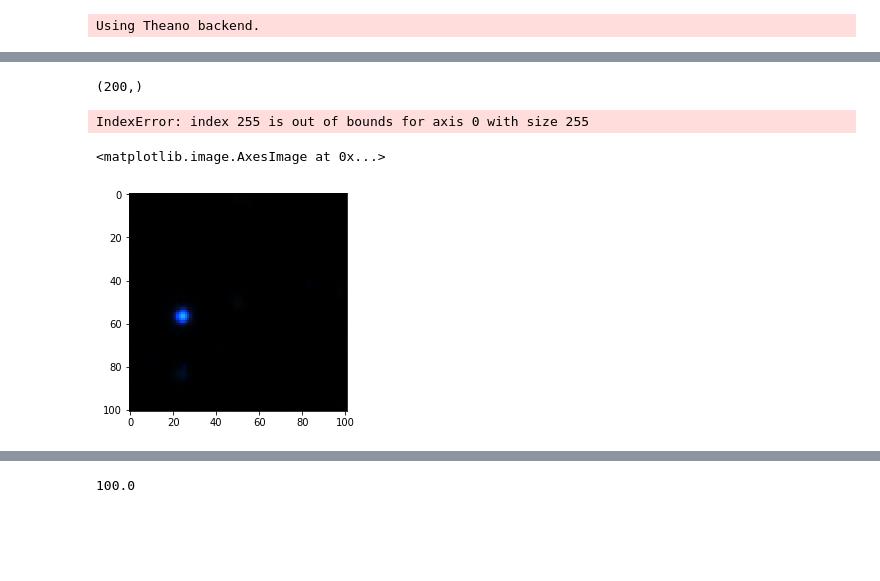
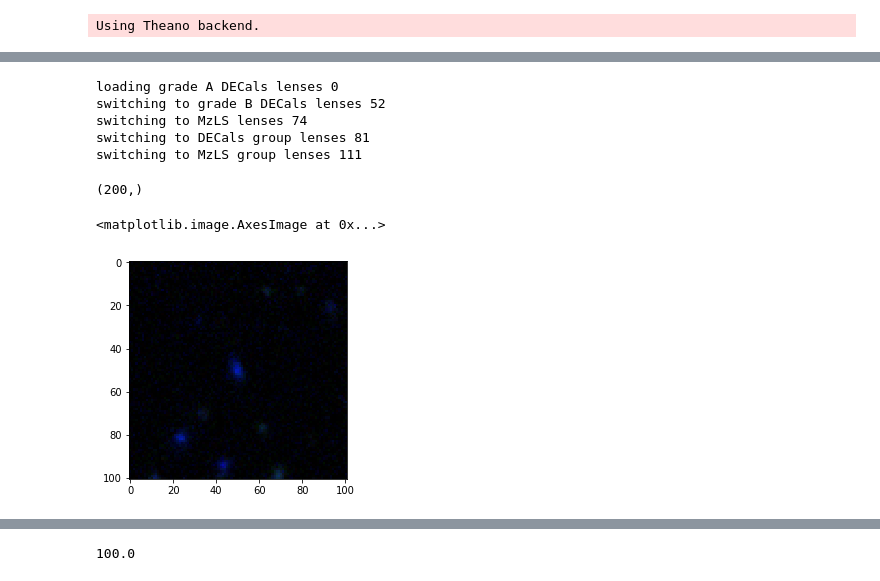
Before and after one commit to cjstorfer/LBNL_key_items, a Jupyter notebook: notebooks/DECals_preprocessing_2.ipynb, the cells around one changed output, grey strips where cells are left out. Drawn from its saved outputs; the diff is of its cells as text; code cells hidden in the pictures; blank space fills up the shorter version.

```diff
--- a/notebooks/DECals_preprocessing_2.ipynb
+++ b/notebooks/DECals_preprocessing_2.ipynb
@@ -72,3 +27,50 @@ for i, file_nm in enumerate(['gradeA','gradeB','MzLS']):
+# %%
+let_index = np.load('lens_file_indicies.npy')
+# %%
+index = np.array([])
+for i in let_index:
+        index = np.concatenate((index,np.asarray((int(filter(str.isdigit, i)))).reshape(-1,)))
+index = index.astype(int)
+# %%
+imgs = 323
+
+ims = np.zeros((imgs, 3, 101, 101))
+
+decalsA = 52
+decalsB = 22
+mzls = 7
+groupdecals = 30
+groupmzls = 12
+
+
+# loads lens images
+for i, idx in enumerate(index):
+    if i<decalsA:
+        if i ==0:
+            print 'loading grade A DECals lenses', i
+        ims[i] = fits.getdata('/Users/Chris/Desktop/DECals_set/Train/fits_images/lens_cutout_gradeA_{:06d}.fits'.format(idx))
+    elif i>=decalsA and i<decalsA+decalsB:
+        if i == decalsA:
+            print 'switching to grade B DECals lenses', i
+        ims[i] = fits.getdata('/Users/Chris/Desktop/DECals_set/Train/fits_images/lens_cutout_gradeB_{:06d}.fits'.format(idx))
+    elif i>=decalsA+decalsB and i<decalsA+decalsB+mzls:
+        if i == decalsA+decalsB:
+            print 'switching to MzLS lenses', i
+        ims[i] = fits.getdata('/Users/Chris/Desktop/DECals_set/Train/fits_images/lens_cutout_MzLS_{:06d}.fits'.format(idx))
+    elif i>=decalsA+decalsB+mzls and i<decalsA+decalsB+mzls+groupdecals:
+        if i == decalsA+decalsB+mzls:
+            print 'switching to DECals group lenses', i
+        ims[i] = fits.getdata('/Users/Chris/Desktop/DECals_set/Train/fits_images/lens_cutout_group_DECals_{:06d}.fits'.format(idx))
+    elif i>=decalsA+decalsB+mzls+groupdecals:
+        if i == decalsA+decalsB+mzls+groupdecals:
+            print 'switching to MzLS group lenses', i
+        ims[i] = fits.getdata('/Users/Chris/Desktop/DECals_set/Train/fits_images/lens_cutout_group_MzLS_{:06d}.fits'.format(idx))
+# %% [output]
+loading grade A DECals lenses 0
+switching to grade B DECals lenses 52
+switching to MzLS lenses 74
+switching to DECals group lenses 81
+switching to MzLS group lenses 111
 # %%
 selected_ims = np.load(home+'/Desktop/DECals_set/selected_train_images.npy')
 print selected_ims.shape
@@ -76,14 +78,12 @@ print selected_ims.shape
 (200,)
 # %%
 for j in range(selected_ims.shape[0]):
-    ims[j+decalsA+decalsB+mzls] = fits.getdata('/Users/Chris/Desktop/DECals_set/Non-Lenses/images/cutout_{:06d}.fits'.format(int(selected_ims[j])))
+    ims[j+decalsA+decalsB+mzls+groupdecals+groupmzls] = fits.getdata('/Users/Chris/Desktop/DECals_set/Non-Lenses/images/cutout_{:06d}.fits'.format(int(selected_ims[j])))
-# %% [output]
-IndexError: index 255 is out of bounds for axis 0 with size 255
 # %%
-plt.imshow(ims[254].T)
+plt.imshow(ims[322].T*5)
 # %% [output]
 <matplotlib.image.AxesImage at 0x...>
-[figure, old version]
+[figure, new version]
 # %%
 ims = ims.ravel()
 # %%
```
Also changed, not shown: parts of 9 cells of this notebook, 16 other files.
